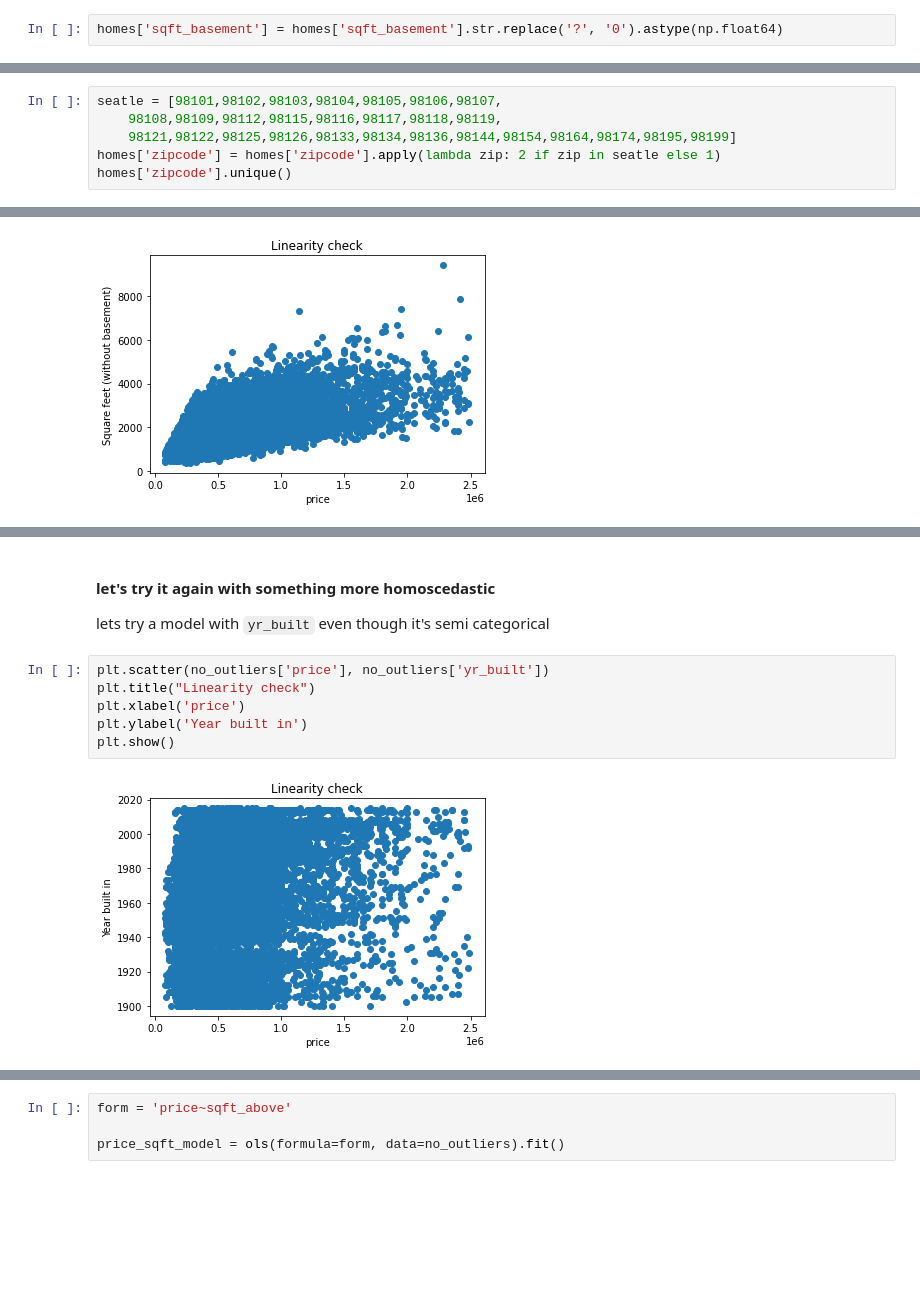
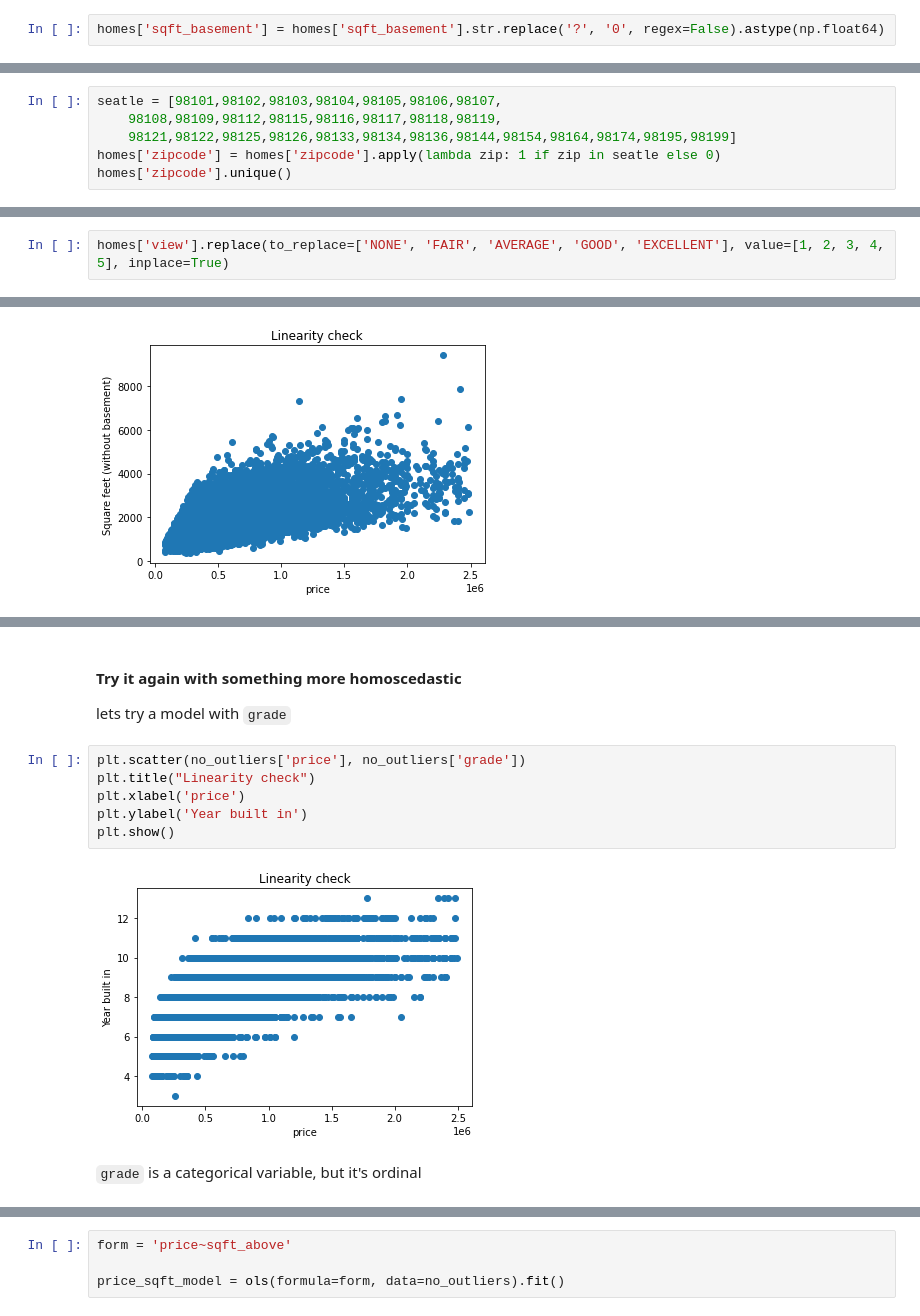
Before and after one commit to yonichanowitz/dsc-phase-2-project-v2-3, a Jupyter notebook: final.ipynb, the cells around one changed output, grey strips where cells are left out. Drawn from its saved outputs; the diff is of its cells as text; blank space fills up the shorter version.

```diff
--- a/final.ipynb
+++ b/final.ipynb
@@ -102,7 +108,7 @@ homes['sqft_basement'].unique
 21596      0.0
 Name: sqft_basement, Length: 21597, dtype: object>
 # %%
-homes['sqft_basement'] = homes['sqft_basement'].str.replace('?', '0').astype(np.float64)
+homes['sqft_basement'] = homes['sqft_basement'].str.replace('?', '0', regex=False).astype(np.float64)
 # %%
 homes['sqft_basement'].unique
 # %% [output]
@@ -217,6 +210,6 @@ array([98178, 98125, 98028, 98136, 98074, 98053, 98003, 98198, 98146,
 seatle = [98101,98102,98103,98104,98105,98106,98107,
     98108,98109,98112,98115,98116,98117,98118,98119,
     98121,98122,98125,98126,98133,98134,98136,98144,98154,98164,98174,98195,98199]
-homes['zipcode'] = homes['zipcode'].apply(lambda zip: 2 if zip in seatle else 1)
+homes['zipcode'] = homes['zipcode'].apply(lambda zip: 1 if zip in seatle else 0)
 homes['zipcode'].unique()
 # %% [output]
@@ -254,6 +248,8 @@ homes['view'].unique()
 array(['NONE', nan, 'GOOD', 'EXCELLENT', 'AVERAGE', 'FAIR'], dtype=object)
 # %%
 homes['view'].fillna(value='NONE', inplace=True)
+# %%
+homes['view'].replace(to_replace=['NONE', 'FAIR', 'AVERAGE', 'GOOD', 'EXCELLENT'], value=[1, 2, 3, 4, 5], inplace=True)
 # %%
 homes['condition'].unique()
 # %% [output]
@@ -442,13 +433,15 @@ plt.show()
 # %% [markdown]
-#### let's try it again with something more homoscedastic
+#### Try it again with something more homoscedastic
 
-lets try a model with `yr_built` even though it's semi categorical
+lets try a model with `grade`
 # %%
-plt.scatter(no_outliers['price'], no_outliers['yr_built'])
+plt.scatter(no_outliers['price'], no_outliers['grade'])
 plt.title("Linearity check")
 plt.xlabel('price')
 plt.ylabel('Year built in')
 plt.show()
 # %% [output]
-[figure, old version]
+[figure, new version]
+# %% [markdown]
+`grade` is a categorical variable, but it's ordinal
 # %%
```
Also changed, not shown: parts of 137 cells of this notebook.
